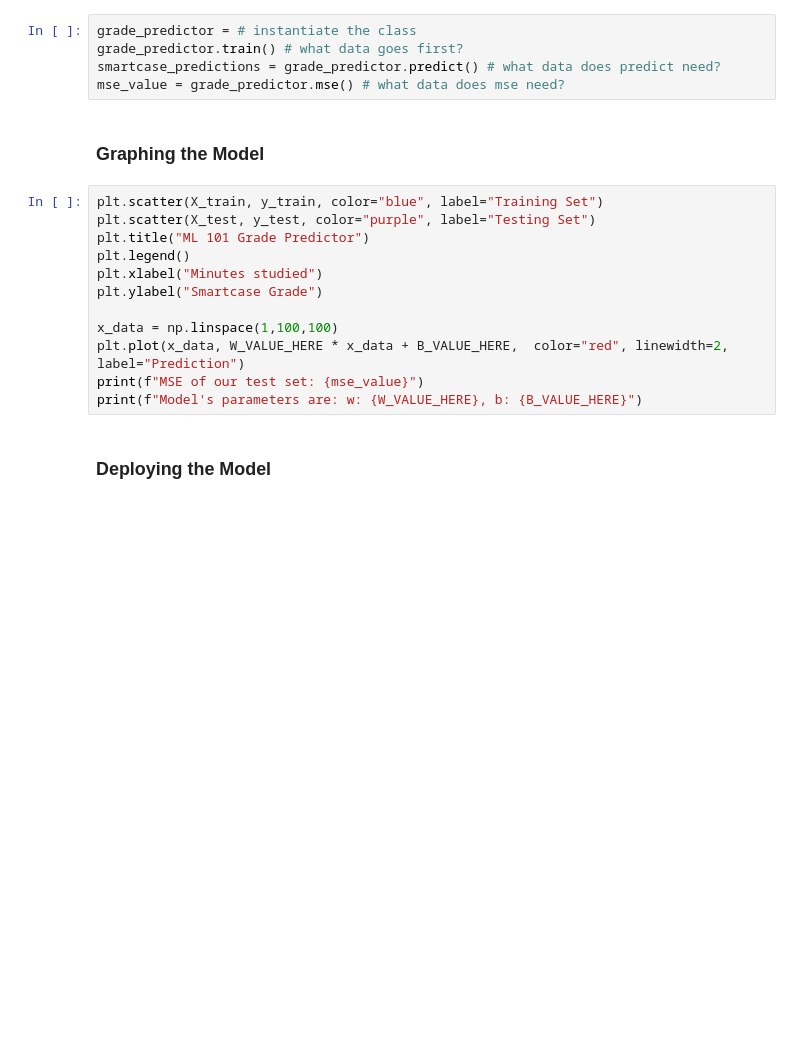
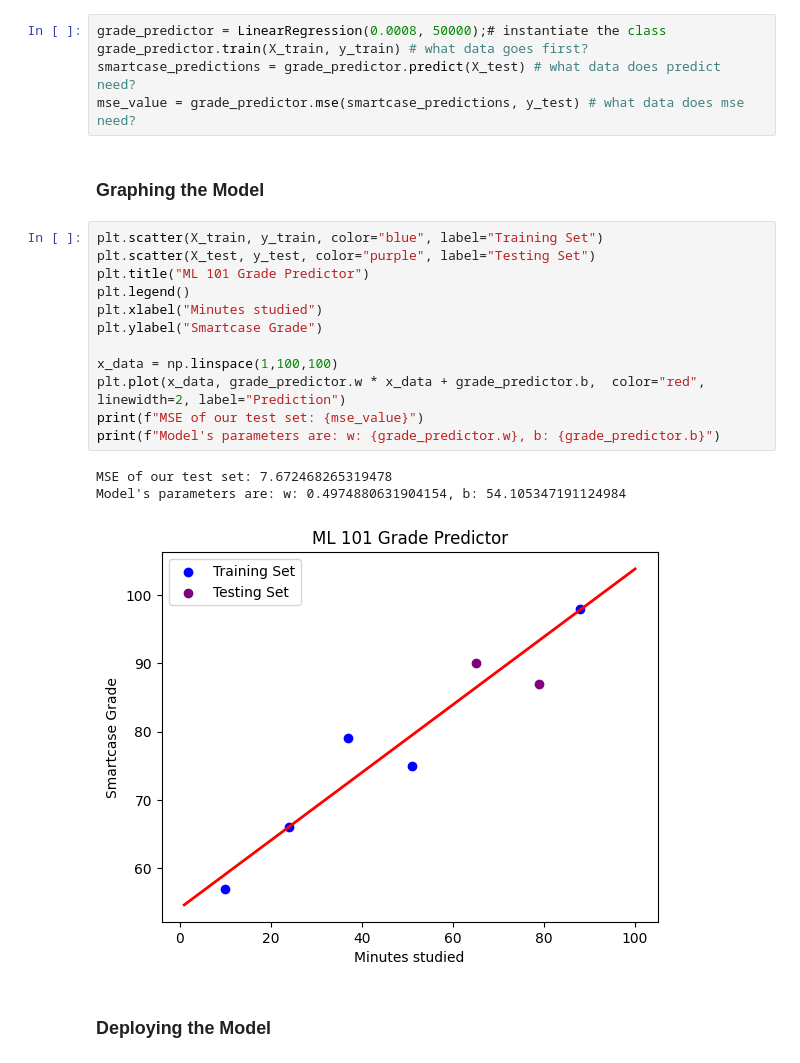
Before and after one commit to manq2010/ml-predict-school-grades, a Jupyter notebook: ML101/CodingOurFirstMLModel.ipynb, the cells around one changed output. Drawn from its saved outputs; the diff is of its cells as text; blank space fills up the shorter version.

Commit message:
Completed Model

```diff
--- a/ML101/CodingOurFirstMLModel.ipynb
+++ b/ML101/CodingOurFirstMLModel.ipynb
@@ -61,24 +61,28 @@ class LinearRegression():
 # %% [markdown]
 ### Instantiating the Class
 # %%
-grade_predictor = # instantiate the class
-grade_predictor.train() # what data goes first?
-smartcase_predictions = grade_predictor.predict() # what data does predict need?
-mse_value = grade_predictor.mse() # what data does mse need?
+grade_predictor = LinearRegression(0.0008, 50000);# instantiate the class
+grade_predictor.train(X_train, y_train) # what data goes first?
+smartcase_predictions = grade_predictor.predict(X_test) # what data does predict need?
+mse_value = grade_predictor.mse(smartcase_predictions, y_test) # what data does mse need?
 # %% [markdown]
 ### Graphing the Model
 # %%
 plt.scatter(X_train, y_train, color="blue", label="Training Set")
 plt.scatter(X_test, y_test, color="purple", label="Testing Set")
 plt.title("ML 101 Grade Predictor")
 plt.legend()
 plt.xlabel("Minutes studied")
 plt.ylabel("Smartcase Grade")
 
 x_data = np.linspace(1,100,100)
-plt.plot(x_data, W_VALUE_HERE * x_data + B_VALUE_HERE,  color="red", linewidth=2, label="Prediction")
+plt.plot(x_data, grade_predictor.w * x_data + grade_predictor.b,  color="red", linewidth=2, label="Prediction")
 print(f"MSE of our test set: {mse_value}")
-print(f"Model's parameters are: w: {W_VALUE_HERE}, b: {B_VALUE_HERE}")
+print(f"Model's parameters are: w: {grade_predictor.w}, b: {grade_predictor.b}")
+# %% [output]
+MSE of our test set: 7.672468265319478
+Model's parameters are: w: 0.4974880631904154, b: 54.105347191124984
+[figure, added]
 # %% [markdown]
 ### Deploying the Model
 # %%
```
Also changed, not shown: parts of 1 cell of this notebook.
